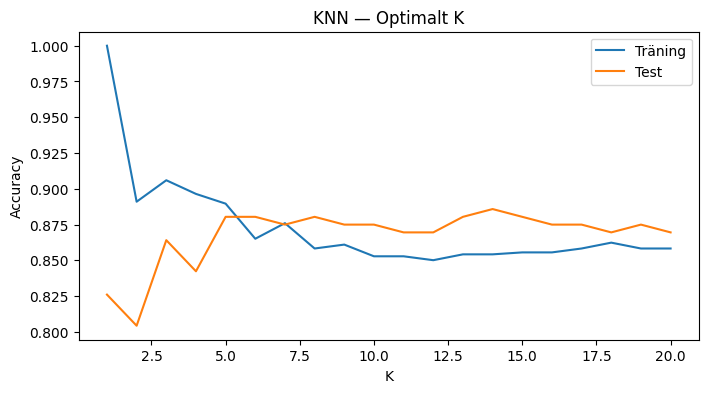
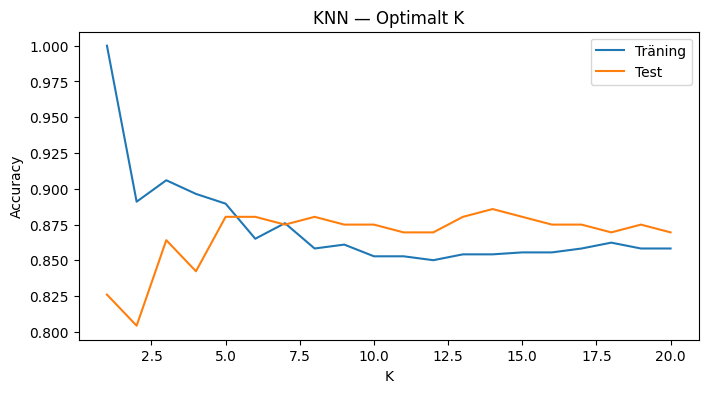
Unified diff of the notebook cell whose output changed from the first chart to the second:
--- before
+++ after
@@ -1,3 +1,5 @@
 from sklearn.neighbors import KNeighborsClassifier
+from sklearn.metrics import ConfusionMatrixDisplay
+from matplotlib.colors import LinearSegmentedColormap
 
 # Testar K från 1 till 20 för att hitta det värde som ger bäst testaccuracy
@@ -32,8 +34,18 @@
 
 print("\n=== KNN ===")
-print(classification_report(y_test, y_pred_knn))
+print(classification_report(y_test, y_pred_knn, target_names=["Frisk", "Sjuk"]))
 print(f"ROC-AUC: {roc_auc_score(y_test, knn.predict_proba(X_test_scaled)[:,1]):.3f}")
 
-ConfusionMatrixDisplay(confusion_matrix(y_test, y_pred_knn)).plot()
-plt.title(f"KNN (K={bästa_k}) — Konfusionsmatris")
+rg_cmap = LinearSegmentedColormap.from_list("rg", ["#c0392b", "#27ae60"])
+
+disp = ConfusionMatrixDisplay(confusion_matrix(y_test, y_pred_knn),
+                               display_labels=["Frisk", "Sjuk"])
+fig, ax = plt.subplots(figsize=(5, 4), dpi=200)
+disp.plot(ax=ax, colorbar=True, cmap=rg_cmap)
+for text in disp.text_.ravel():
+    text.set_color("white")
+ax.set_xlabel("Förutsagt", fontsize=12)
+ax.set_ylabel("Faktiskt", fontsize=12)
+ax.set_title(f"KNN (K={bästa_k}) — Konfusionsmatris", fontsize=13, pad=12)
+plt.tight_layout()
 plt.show()

Commit: Förbättra visualiseringar i nb2 och fyll i nb3